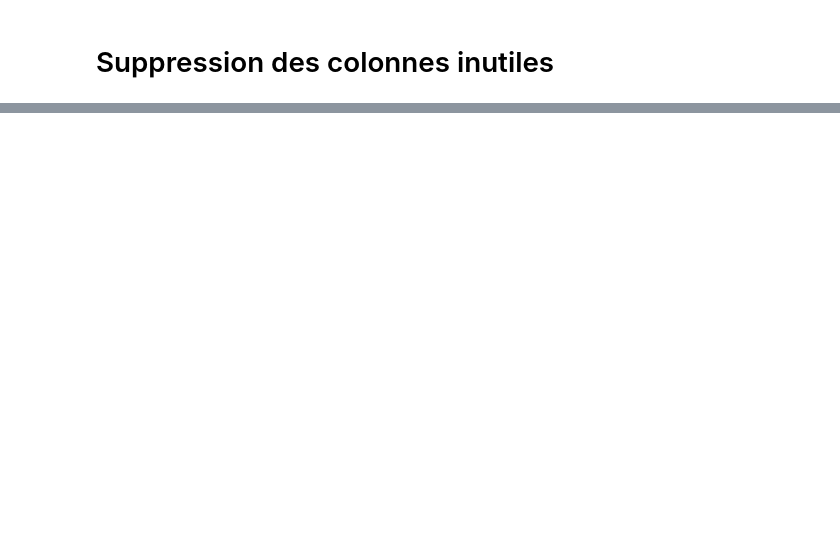
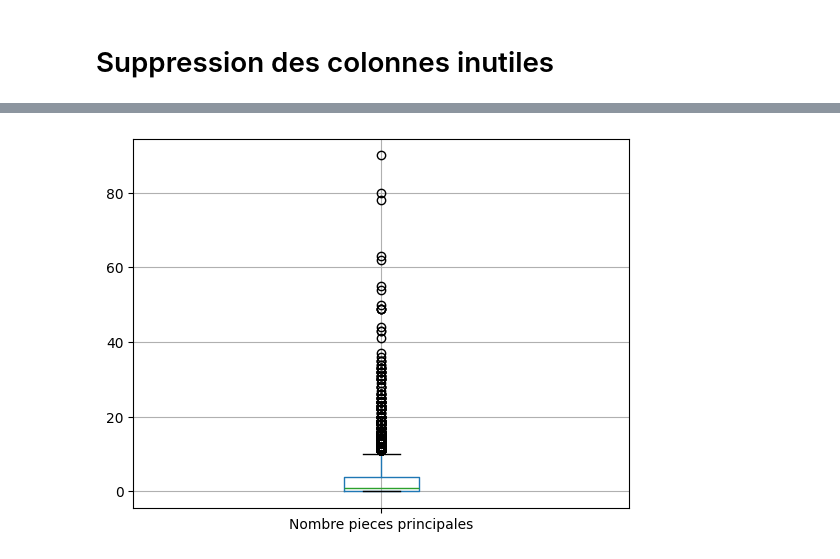
Before and after one commit to gdemerges/analyse_data_centric_immo, a Jupyter notebook: nettoyage.ipynb, the cells around one changed output, grey strips where cells are left out. Cells and saved outputs as stored; diff of their text form; code cells hidden in the pictures; blank space fills up the shorter version.

```diff
--- a/nettoyage.ipynb
+++ b/nettoyage.ipynb
@@ -45,0 +120,2 @@ df = df.drop(columns=colonnes_inutiles, axis=1)
+# %%
+df = df.drop_duplicates(keep='first')
@@ -45,0 +164,7 @@ df = df.drop(columns=colonnes_inutiles, axis=1)
+# %%
+import matplotlib.pyplot as plt
+
+df.boxplot(column=['Nombre pieces principales'])
+plt.show()
+# %% [output]
+[figure, added]
```
Also changed, not shown: parts of 12 cells of this notebook, 1 other file.
